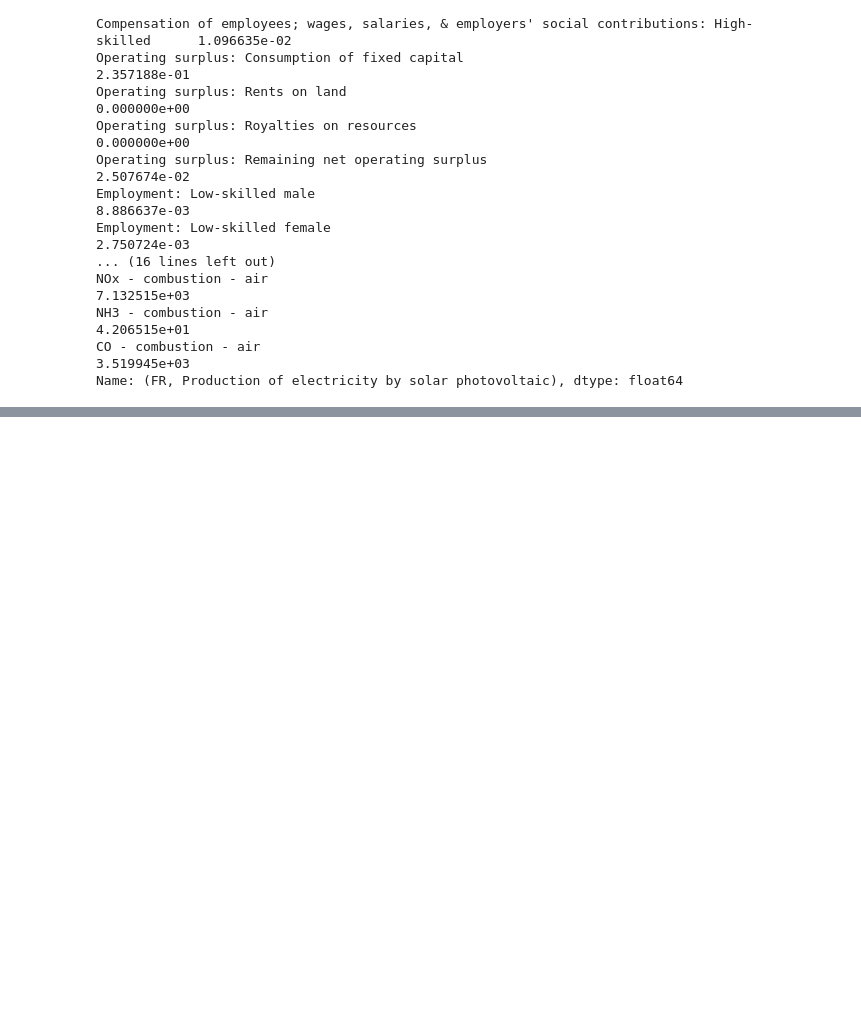
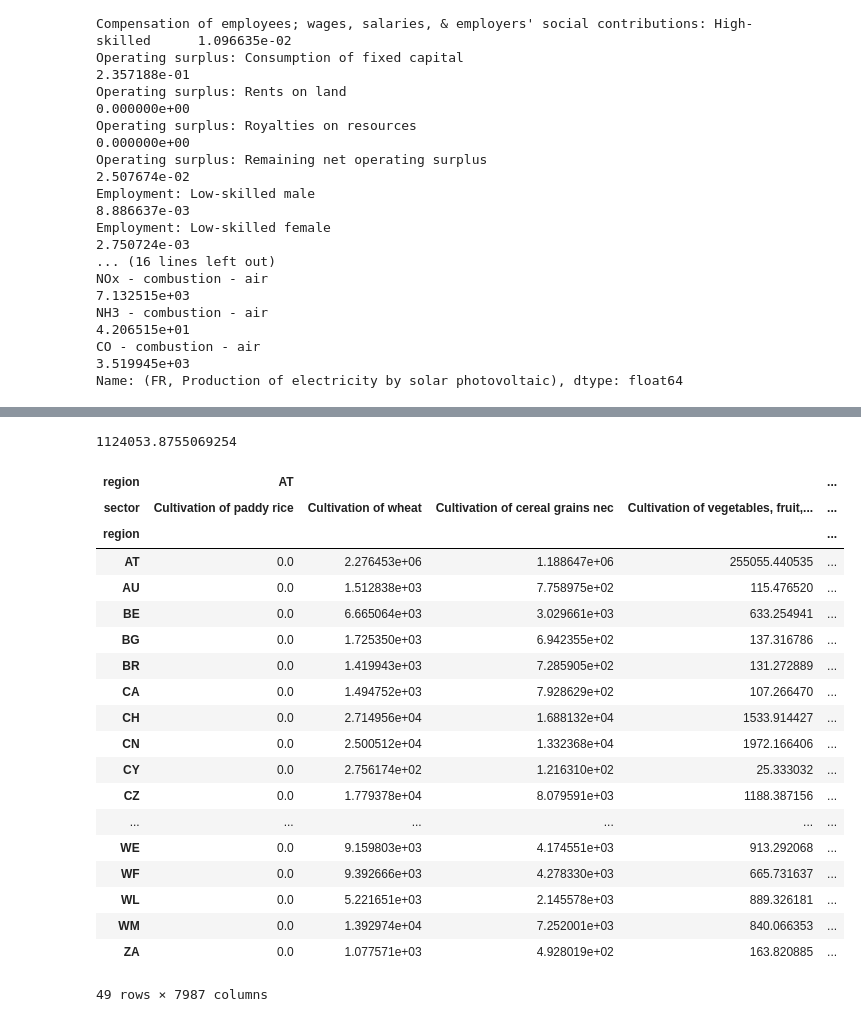
Before and after one commit to thomasgibon/io-footprinting, a Jupyter notebook: solaire.ipynb, the cells around one changed output, grey strips where cells are left out. Cells and saved outputs as stored; diff of their text form; code cells hidden in the pictures; blank space fills up the shorter version.

```diff
--- a/solaire.ipynb
+++ b/solaire.ipynb
@@ -126,0 +202,27 @@ Name: (FR, Production of electricity by solar photovoltaic), dtype: float64
+# %%
+io.L.mul(s_ghg)[('FR', 'Production of electricity by solar photovoltaic')].sum()
+# %% [output]
+1124053.8755069254
+# %%
+io.L.mul(s_ghg).groupby('region', axis=0).sum()
+# %% [output]
+| region | AT |  |  |  | ... |
+| sector | Cultivation of paddy rice | Cultivation of wheat | Cultivation of cereal grains nec | Cultivation of vegetables, fruit,... | ... |
+| region |  |  |  |  | ... |
+| AT | 0.0 | 2.276453e+06 | 1.188647e+06 | 255055.440535 | ... |
+| AU | 0.0 | 1.512838e+03 | 7.758975e+02 | 115.476520 | ... |
+| BE | 0.0 | 6.665064e+03 | 3.029661e+03 | 633.254941 | ... |
+| BG | 0.0 | 1.725350e+03 | 6.942355e+02 | 137.316786 | ... |
+| BR | 0.0 | 1.419943e+03 | 7.285905e+02 | 131.272889 | ... |
+| CA | 0.0 | 1.494752e+03 | 7.928629e+02 | 107.266470 | ... |
+| CH | 0.0 | 2.714956e+04 | 1.688132e+04 | 1533.914427 | ... |
+| CN | 0.0 | 2.500512e+04 | 1.332368e+04 | 1972.166406 | ... |
+| CY | 0.0 | 2.756174e+02 | 1.216310e+02 | 25.333032 | ... |
+| CZ | 0.0 | 1.779378e+04 | 8.079591e+03 | 1188.387156 | ... |
+| ... | ... | ... | ... | ... | ... |
+| WE | 0.0 | 9.159803e+03 | 4.174551e+03 | 913.292068 | ... |
+| WF | 0.0 | 9.392666e+03 | 4.278330e+03 | 665.731637 | ... |
+| WL | 0.0 | 5.221651e+03 | 2.145578e+03 | 889.326181 | ... |
+| WM | 0.0 | 1.392974e+04 | 7.252001e+03 | 840.066353 | ... |
+| ZA | 0.0 | 1.077571e+03 | 4.928019e+02 | 163.820885 | ... |
+49 rows × 7987 columns
```
Also changed, not shown: parts of 18 cells of this notebook.
